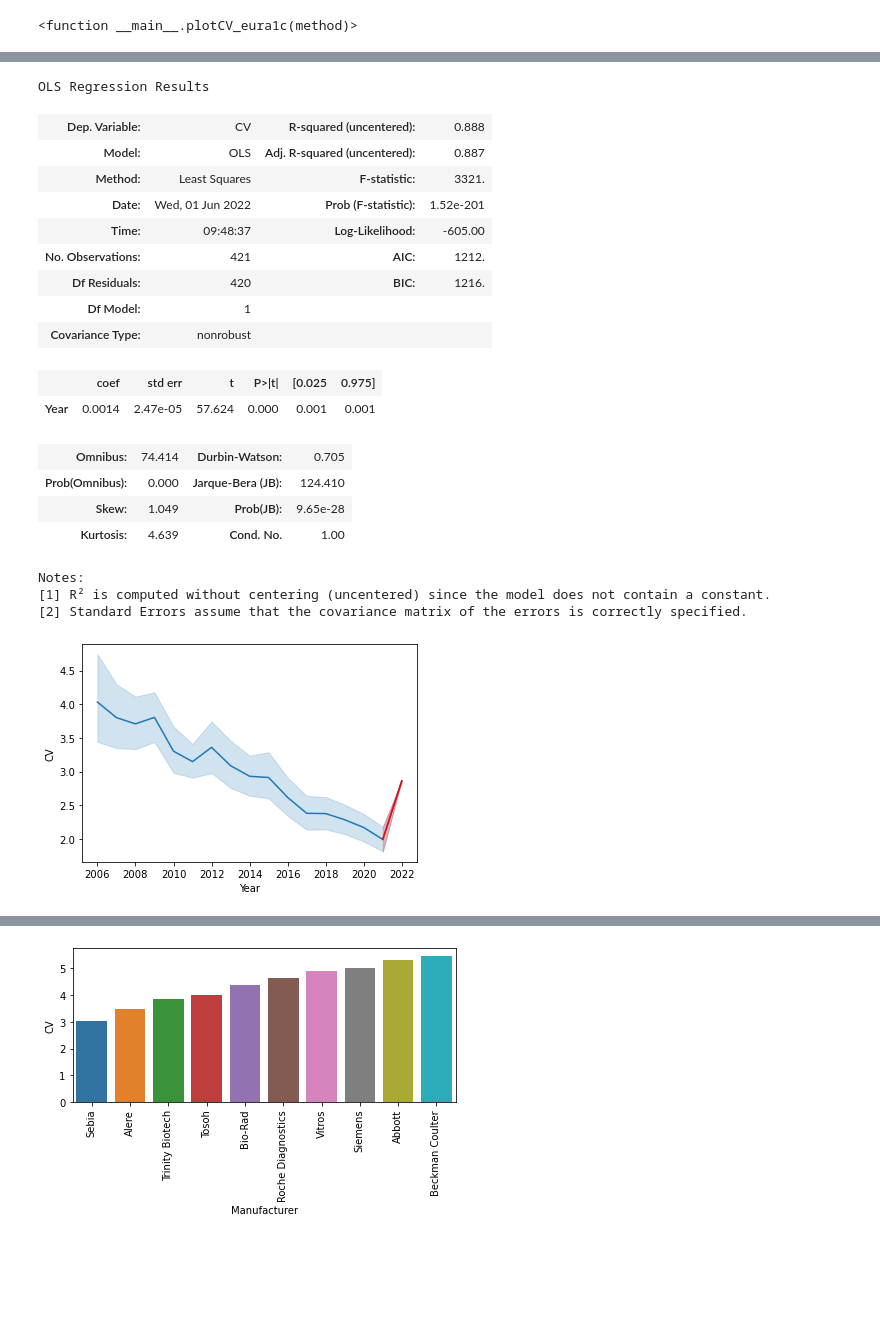
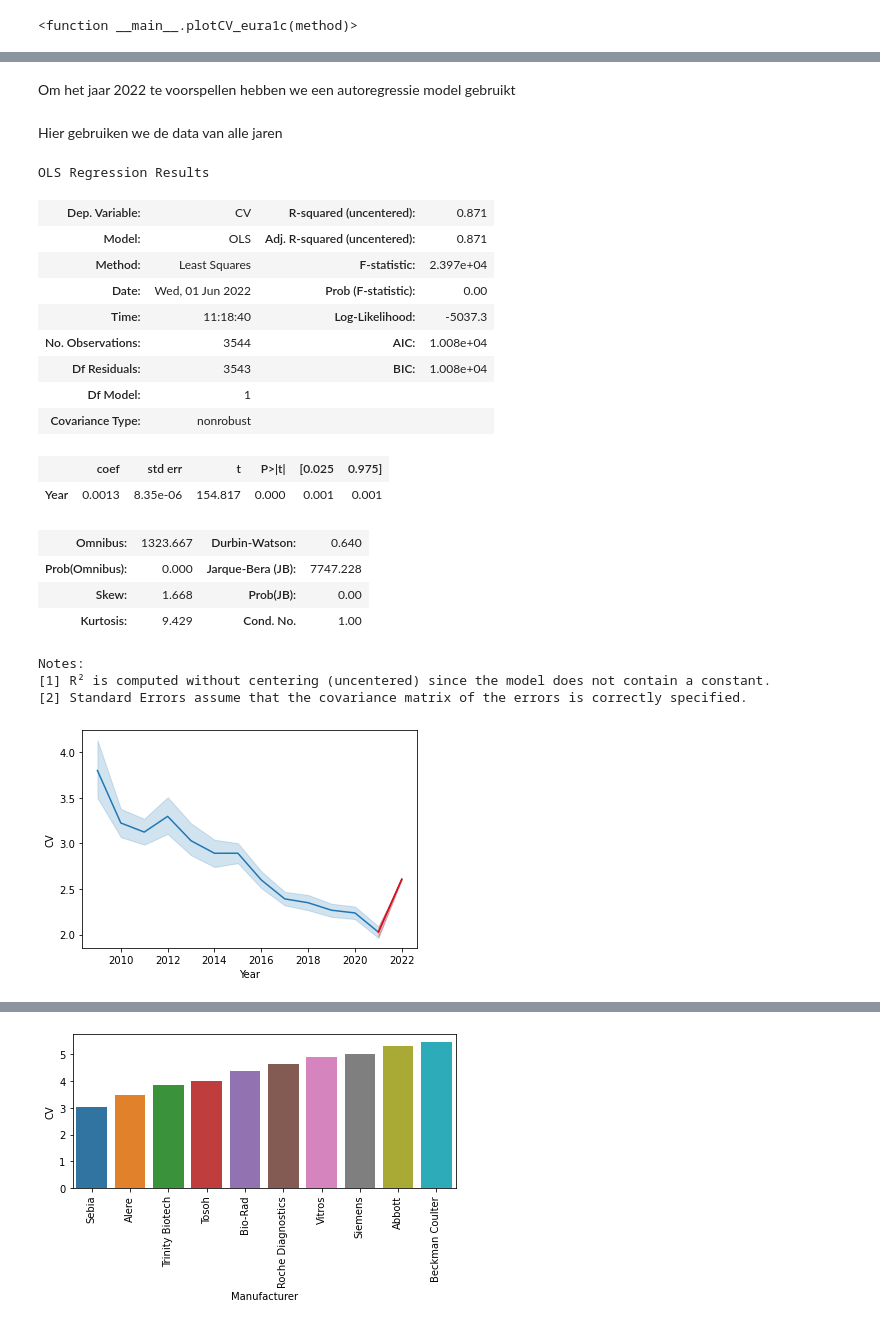
Before and after one commit to DSa-HbA1c/Predictions, a Jupyter notebook: Data visualisatie Corné.ipynb, the cells around one changed output, grey strips where cells are left out. Saved outputs shown, nothing was run; the diff lists cells and outputs as text; code cells hidden in the pictures; blank space fills up the shorter version.

```diff
--- a/Data visualisatie Corné.ipynb
+++ b/Data visualisatie Corné.ipynb
@@ -35,0 +38,3 @@ De dataset wordt aangepast, zodat het bruikbaar is om de bapaalde visualisaties
+# %%
+df = pd.read_excel('Complete-dataset-final.xlsx')
+df = df.dropna()
@@ -130,38 +190,41 @@ Text(0.5, 1.0, 'gemiddelde CV waardes cap')
+# %% [markdown]
+Om het jaar 2022 te voorspellen hebben we een autoregressie model gebruikt
+# %% [markdown]
+Hier gebruiken we de data van alle jaren
 # %%
-schaar = df_cap[df_cap["Year"] >= 2008]
-X = schaar['Year']
-y = schaar["CV"]
+X = df_cap_prep['Year']
+y = df_cap_prep["CV"]
 
 # Fit and make the predictions by the model
 model = sm.OLS(y, X).fit()
 predictions = model.predict(X)
 preddf = pd.DataFrame(predictions, columns=['CV'])
 preddf['Year'] = "2022"
 # preddf = preddf.groupby('Year').mean().reset_index()
-test = pd.concat([df_cap,preddf])
-test['Year'] = test['Year'].astype(str).astype(int)
-test = test.reset_index(drop=True)
-sns.lineplot(x = 'Year', y = 'CV', data = test)
-sns.lineplot(x = 'Year', y = 'CV', data = test[(test['Year'] >= 2021) & (test['Year'] <= 2022)], color= 'red')
+combined = pd.concat([df_cap_prep,preddf])
+combined['Year'] = combined['Year'].astype(str).astype(int)
+combined = combined.reset_index(drop=True)
+sns.lineplot(x = 'Year', y = 'CV', data = combined)
+sns.lineplot(x = 'Year', y = 'CV', data = combined[(combined['Year'] >= 2021) & (combined['Year'] <= 2022)], color= 'red')
 model.summary()
 # %% [output]
 OLS Regression Results
-| Dep. Variable: | CV | R-squared (uncentered): | 0.888 |
-| Model: | OLS | Adj. R-squared (uncentered): | 0.887 |
-| Method: | Least Squares | F-statistic: | 3321. |
-| Date: | Wed, 01 Jun 2022 | Prob (F-statistic): | 1.52e-201 |
-| Time: | 09:48:37 | Log-Likelihood: | -605.00 |
-| No. Observations: | 421 | AIC: | 1212. |
-| Df Residuals: | 420 | BIC: | 1216. |
+| Dep. Variable: | CV | R-squared (uncentered): | 0.871 |
+| Model: | OLS | Adj. R-squared (uncentered): | 0.871 |
+| Method: | Least Squares | F-statistic: | 2.397e+04 |
+| Date: | Wed, 01 Jun 2022 | Prob (F-statistic): | 0.00 |
+| Time: | 11:18:40 | Log-Likelihood: | -5037.3 |
+| No. Observations: | 3544 | AIC: | 1.008e+04 |
+| Df Residuals: | 3543 | BIC: | 1.008e+04 |
 | Df Model: | 1 |  |  |
 | Covariance Type: | nonrobust |  |  |
 |  | coef | std err | t | P>|t| | [0.025 | 0.975] |
-| Year | 0.0014 | 2.47e-05 | 57.624 | 0.000 | 0.001 | 0.001 |
+| Year | 0.0013 | 8.35e-06 | 154.817 | 0.000 | 0.001 | 0.001 |
-| Omnibus: | 74.414 | Durbin-Watson: | 0.705 |
-| Prob(Omnibus): | 0.000 | Jarque-Bera (JB): | 124.410 |
-| Skew: | 1.049 | Prob(JB): | 9.65e-28 |
-| Kurtosis: | 4.639 | Cond. No. | 1.00 |
+| Omnibus: | 1323.667 | Durbin-Watson: | 0.640 |
+| Prob(Omnibus): | 0.000 | Jarque-Bera (JB): | 7747.228 |
+| Skew: | 1.668 | Prob(JB): | 0.00 |
+| Kurtosis: | 9.429 | Cond. No. | 1.00 |
 Notes:
 [1] R² is computed without centering (uncentered) since the model does not contain a constant.
 [2] Standard Errors assume that the covariance matrix of the errors is correctly specified.
-[figure, old version]
+[figure, new version]
```
Also changed, not shown: parts of 46 cells of this notebook.
